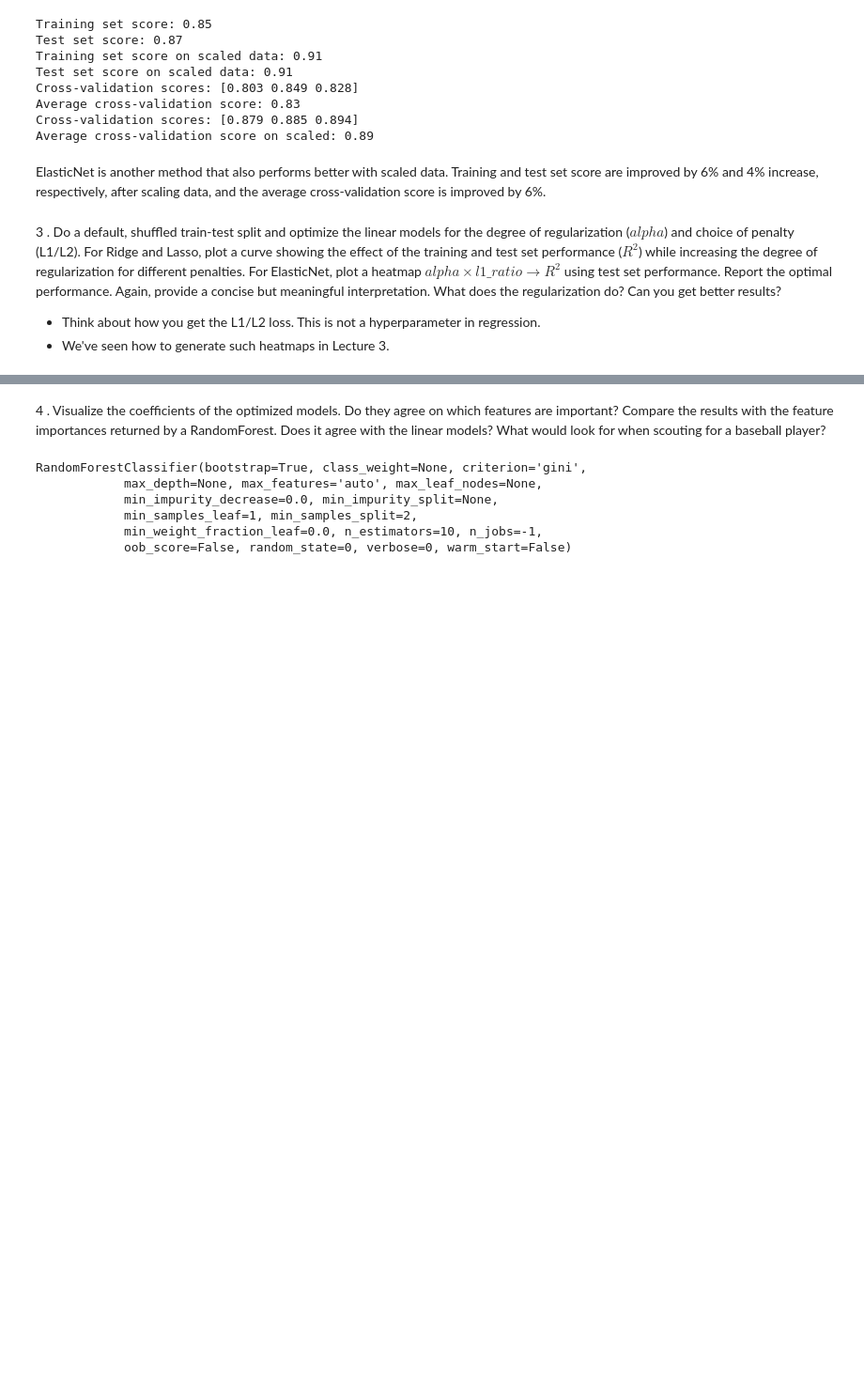
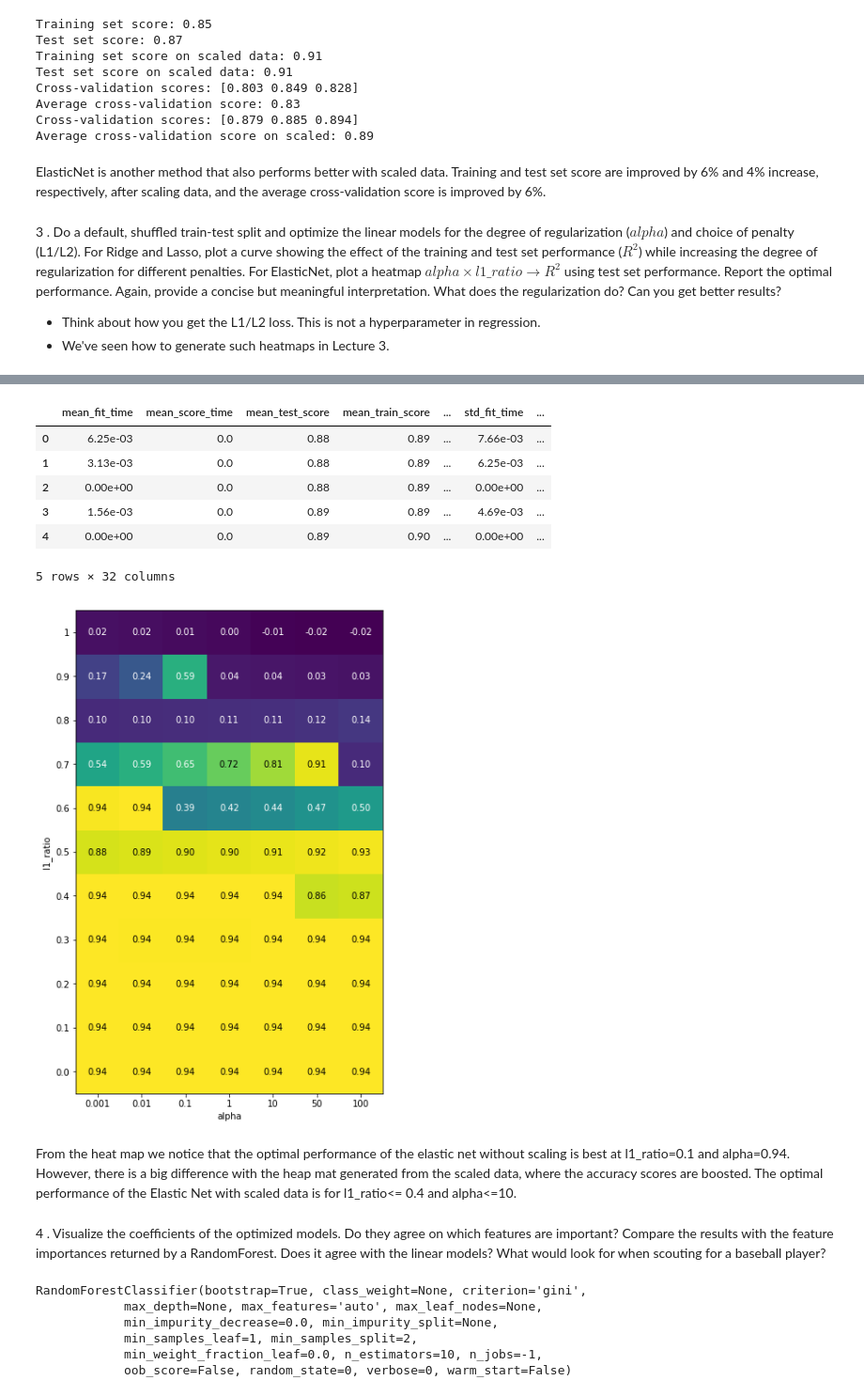
Before and after one commit to romanovar/ML, a Jupyter notebook: Assignment 1.ipynb, the cells around one changed output, grey strips where cells are left out. Shown at 94% size. Drawn from its saved outputs; the diff is of its cells as text; code cells hidden in the pictures; blank space fills up the shorter version.

```diff
--- a/Assignment 1.ipynb
+++ b/Assignment 1.ipynb
@@ -445,3 +472,29 @@ _TODO: add comment here_
+# %%
+grid_search.fit(X_train, y_train)
+
+results = pd.DataFrame(grid_search.cv_results_)
+# Show the first 5 rows
+display(results.head())
+grid_search = GridSearchCV(ElasticNet(), param_grid, cv=10)
+grid_search.fit(X_train_scaled, y_train)
+
+results = pd.DataFrame(grid_search.cv_results_)
+
+scores = np.array(results.mean_test_score).reshape(11, 7)
+# plot the mean cross-validation scores
+mglearn.tools.heatmap(scores, xlabel='alpha', xticklabels=param_grid['alpha'],
+                      ylabel='l1_ratio', yticklabels=param_grid['l1_ratio'], cmap="viridis");
+# %% [output]
+|  | mean_fit_time | mean_score_time | mean_test_score | mean_train_score | ... | std_fit_time | ... |
+| 0 | 6.25e-03 | 0.0 | 0.88 | 0.89 | ... | 7.66e-03 | ... |
+| 1 | 3.13e-03 | 0.0 | 0.88 | 0.89 | ... | 6.25e-03 | ... |
+| 2 | 0.00e+00 | 0.0 | 0.88 | 0.89 | ... | 0.00e+00 | ... |
+| 3 | 1.56e-03 | 0.0 | 0.89 | 0.89 | ... | 4.69e-03 | ... |
+| 4 | 0.00e+00 | 0.0 | 0.89 | 0.90 | ... | 0.00e+00 | ... |
+5 rows × 32 columns
+[figure, added]
+# %% [markdown]
+From the heat map we notice that the optimal performance of the elastic net without scaling is best at l1_ratio=0.1 and alpha=0.94. However, there is a big difference with the heap mat generated from the scaled data, where the accuracy scores are boosted. The optimal performance of the Elastic Net with scaled data is for l1_ratio<= 0.4 and alpha<=10.
 # %% [markdown]
 4 . Visualize the coefficients of the optimized models. Do they agree on which features are
 important? Compare the results with the feature importances returned by a RandomForest. Does it agree with the linear models? What would look for when scouting for a baseball player?
```
Also changed, not shown: parts of 10 cells of this notebook, 1 other file.
